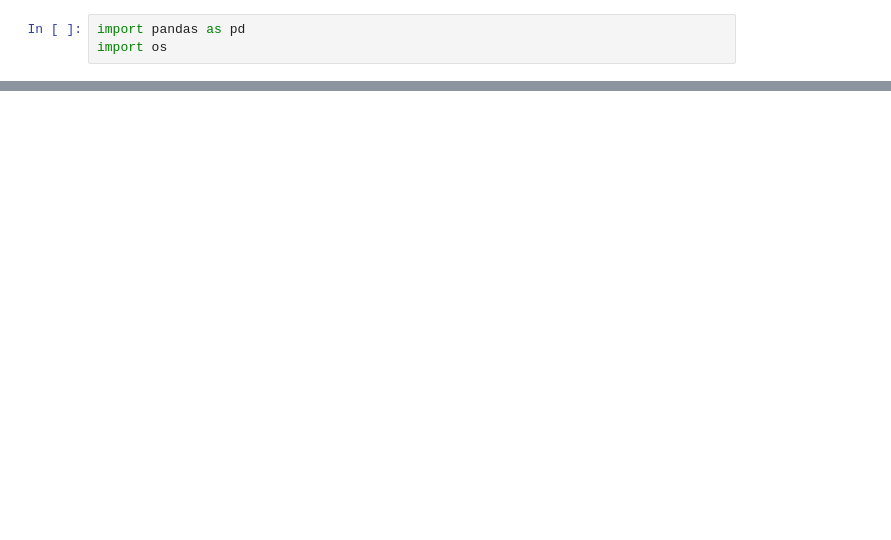
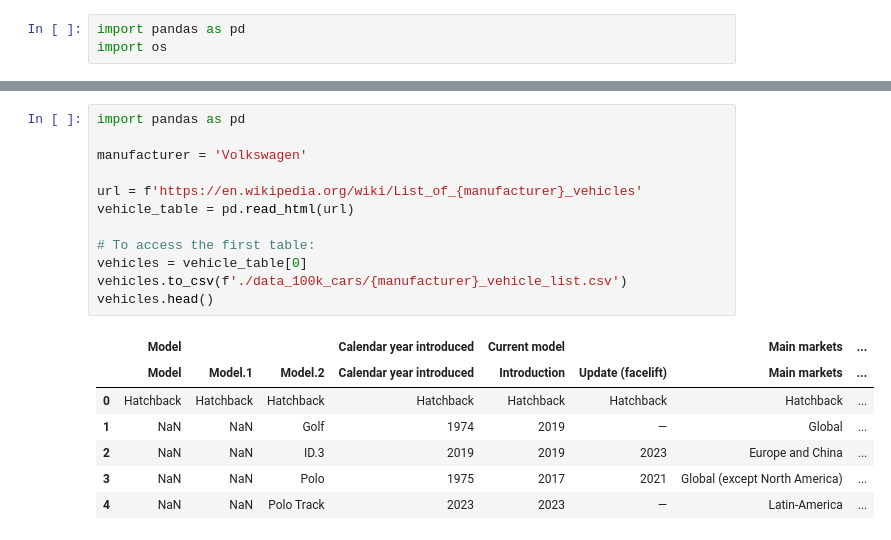
Before and after one commit to j-lepard/Understanding_Used_Car_Prices, a Jupyter notebook: 01.JAMIE.ipynb, the cells around one changed output, grey strips where cells are left out. Drawn from its saved outputs; the diff is of its cells as text; blank space fills up the shorter version.

Commit message:
Uploading Jamie workbook and Vehicle lists

```diff
--- a/01.JAMIE.ipynb
+++ b/01.JAMIE.ipynb
@@ -73,0 +112,20 @@ list_of_models.to_csv('./data_100k_cars/list_of_models.csv')
+# %%
+import pandas as pd
+
+manufacturer = 'Volkswagen'
+
+url = f'https://en.wikipedia.org/wiki/List_of_{manufacturer}_vehicles'
+vehicle_table = pd.read_html(url)
+
+# To access the first table:
+vehicles = vehicle_table[0]
+vehicles.to_csv(f'./data_100k_cars/{manufacturer}_vehicle_list.csv')
+vehicles.head()
+# %% [output]
+|  | Model |  |  | Calendar year introduced | Current model |  | Main markets | ... |
+|  | Model | Model.1 | Model.2 | Calendar year introduced | Introduction | Update (facelift) | Main markets | ... |
+| 0 | Hatchback | Hatchback | Hatchback | Hatchback | Hatchback | Hatchback | Hatchback | ... |
+| 1 | NaN | NaN | Golf | 1974 | 2019 | — | Global | ... |
+| 2 | NaN | NaN | ID.3 | 2019 | 2019 | 2023 | Europe and China | ... |
+| 3 | NaN | NaN | Polo | 1975 | 2017 | 2021 | Global (except North America) | ... |
+| 4 | NaN | NaN | Polo Track | 2023 | 2023 | — | Latin-America | ... |
```
Also changed, not shown: parts of 9 cells of this notebook.
